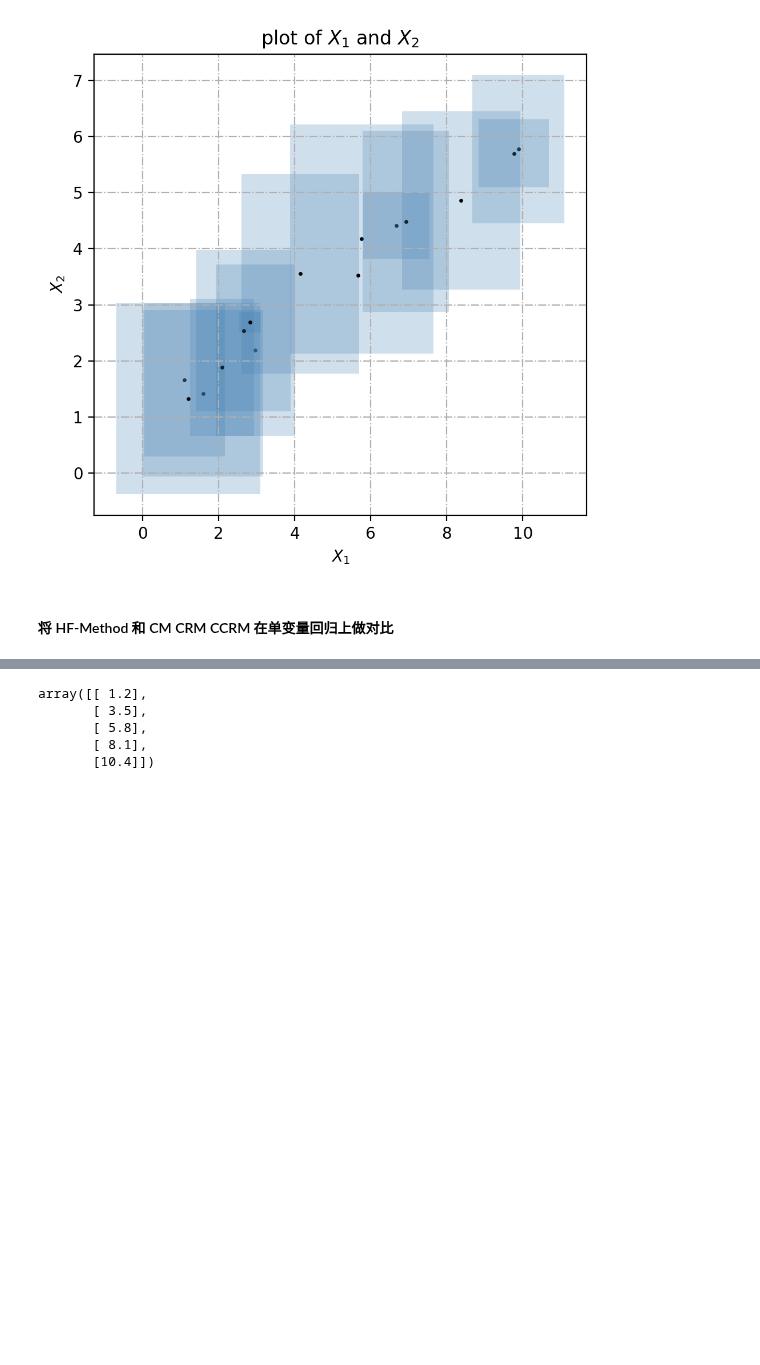
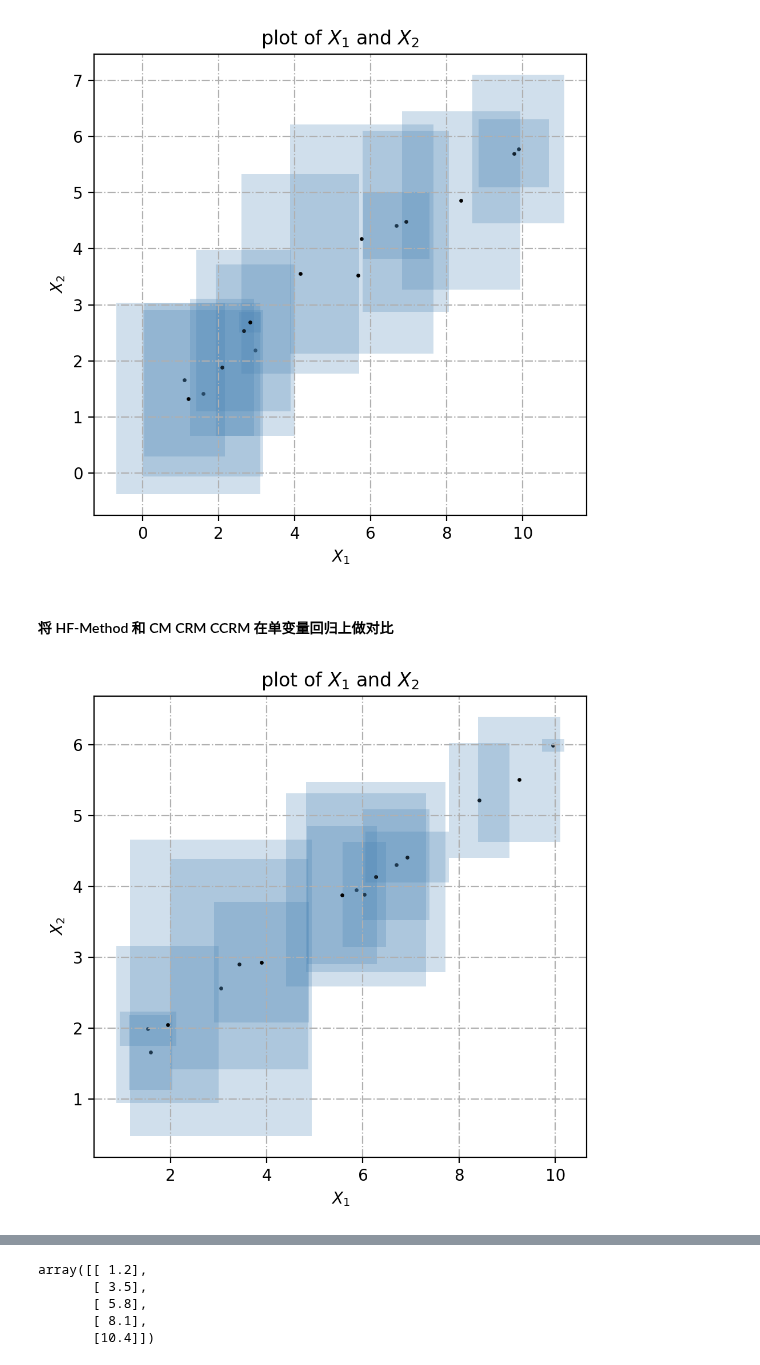
Before and after one commit to kxlkxl1999/ZKRP, a Jupyter notebook: regression.ipynb, the cells around one changed output, grey strips where cells are left out. Drawn from its saved outputs; the diff is of its cells as text; code cells hidden in the pictures; blank space fills up the shorter version.

```diff
--- a/regression.ipynb
+++ b/regression.ipynb
@@ -471 +471,5 @@ y4_c = 1/2 * x_c + 1 + 0.3 * np.random.randn(n).reshape((n,1))
 y4 = np.hstack((y4_c-y4_r, y4_c+y4_r))
+# %%
+show3(x,y1,real=np.hstack((x_c, y1_c)),samples=15)
+# %% [output]
+[figure, added]
```
Also changed, not shown: parts of 4 cells of this notebook.
